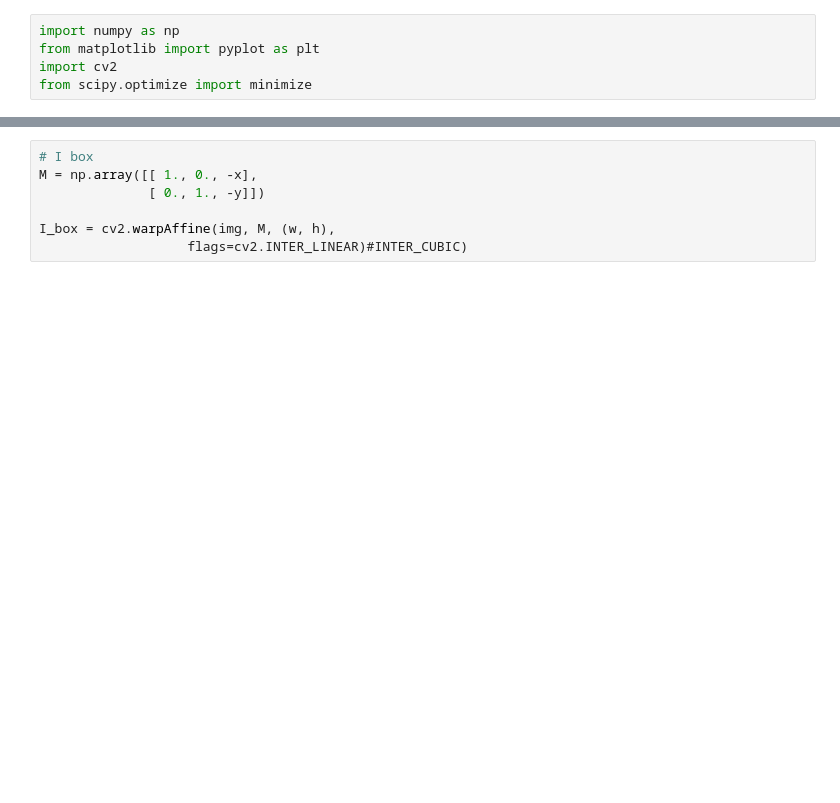
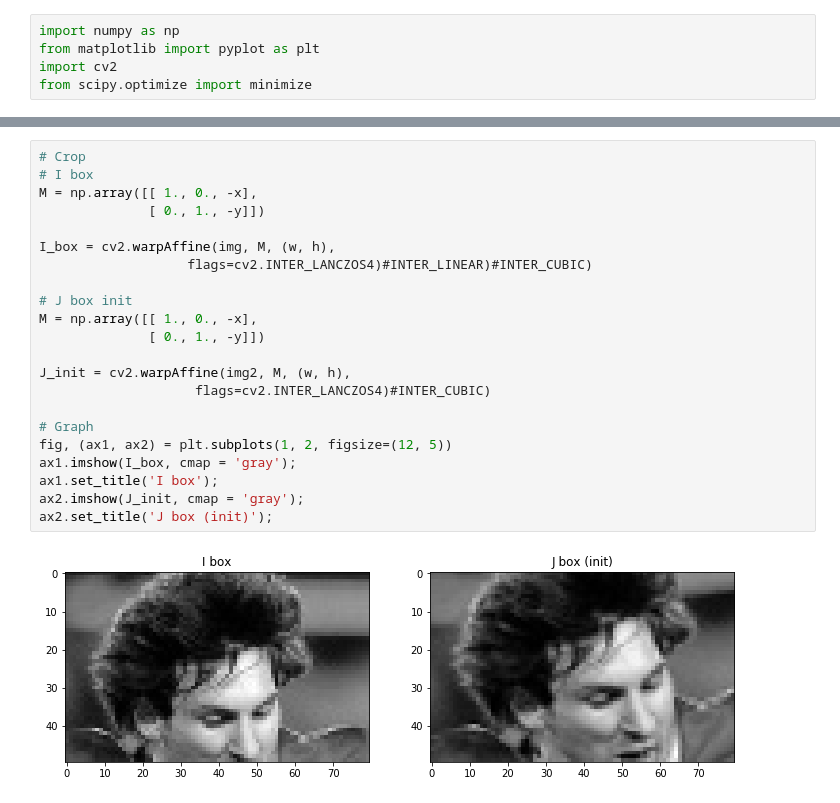
Before and after one commit to xdze2/CuNb, a Jupyter notebook: DIC/rewrite/oneElt_OpenCV.ipynb, the cells around one changed output, grey strips where cells are left out. Cells and saved outputs as stored; diff of their text form; blank space fills up the shorter version.

```diff
--- a/DIC/rewrite/oneElt_OpenCV.ipynb
+++ b/DIC/rewrite/oneElt_OpenCV.ipynb
@@ -36,7 +46,24 @@ plt.imshow(img2, cmap='gray');
 # %%
+# Crop
 # I box
 M = np.array([[ 1., 0., -x],
               [ 0., 1., -y]])
 
 I_box = cv2.warpAffine(img, M, (w, h),
-                   flags=cv2.INTER_LINEAR)#INTER_CUBIC)
+                   flags=cv2.INTER_LANCZOS4)#INTER_LINEAR)#INTER_CUBIC)
+
+# J box init
+M = np.array([[ 1., 0., -x],
+              [ 0., 1., -y]])
+
+J_init = cv2.warpAffine(img2, M, (w, h),
+                    flags=cv2.INTER_LANCZOS4)#INTER_CUBIC)
+
+# Graph
+fig, (ax1, ax2) = plt.subplots(1, 2, figsize=(12, 5))
+ax1.imshow(I_box, cmap = 'gray');
+ax1.set_title('I box');
+ax2.imshow(J_init, cmap = 'gray');
+ax2.set_title('J box (init)');
+# %% [output]
+[figure, added]
```
Also changed, not shown: parts of 14 cells of this notebook.
